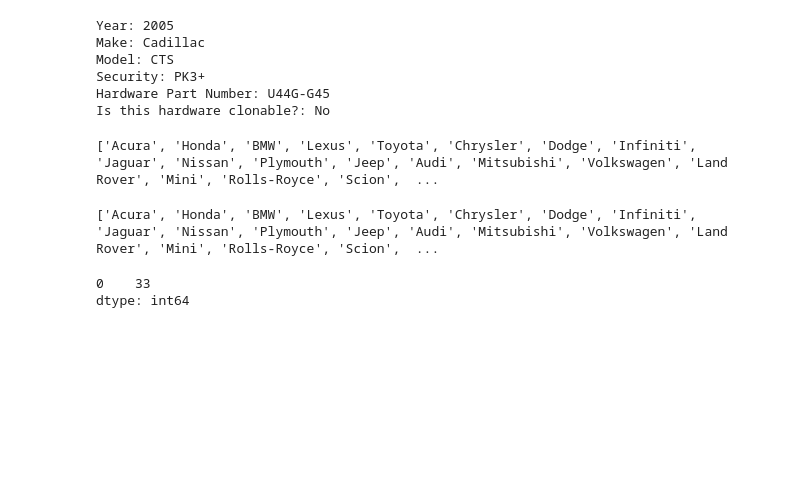
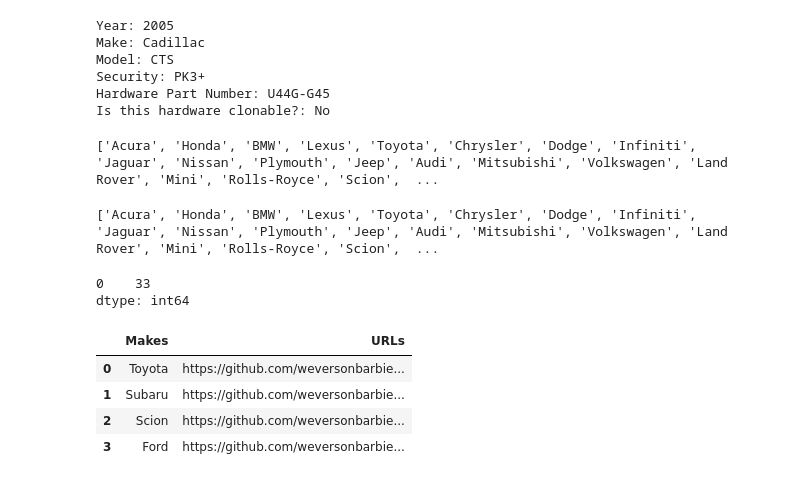
Before and after one commit to weversonbarbieri/automotive_immobilizer_app, a Jupyter notebook: notesbooks/Immo_Assistant.app.ipynb, the cells around one changed output. Cells and saved outputs as stored; diff of their text form; code cells hidden in the pictures; blank space fills up the shorter version.

```diff
--- a/notesbooks/Immo_Assistant.app.ipynb
+++ b/notesbooks/Immo_Assistant.app.ipynb
@@ -967 +933,6 @@ url_vw_pkl = 'https://github.com/weversonbarbieri/immobilizer_assistant.app/raw/
+# %%
+url_toyota_pkl = 'https://github.com/weversonbarbieri/immobilizer_assistant.app/raw/main/dataframe_each_make_xlsx_file/df_toyota_updated.xlsx'
+url_subaru_pkl = 'https://github.com/weversonbarbieri/immobilizer_assistant.app/raw/main/dataframe_each_make_xlsx_file/df_subaru_updated.xlsx'
+url_scion_pkl = 'https://github.com/weversonbarbieri/immobilizer_assistant.app/raw/main/dataframe_each_make_xlsx_file/df_scion_updated.xlsx'
+url_ford_pkl = 'https://github.com/weversonbarbieri/immobilizer_assistant.app/raw/main/dataframe_each_make_xlsx_file/df_ford_new.xlsx'
 # %%
@@ -972,2 +943,10 @@ def get_content_url_pkl(url_make_pkl):
 # %%
-make_url_links = pd.DataFrame([url_toyota_pkl, url_subaru_pkl, url_scion_pkl], index=['Toyota', 'Subaru', 'Scion'], columns=['URLs'])
+make_url_links = pd.DataFrame({'Makes': ['Toyota', 'Subaru', 'Scion', 'Ford'], 'URLs': [url_toyota_pkl, url_subaru_pkl, url_scion_pkl, url_ford_pkl]})
+# %%
+make_url_links
+# %% [output]
+|  | Makes | URLs |
+| 0 | Toyota | https://github.com/weversonbarbie... |
+| 1 | Subaru | https://github.com/weversonbarbie... |
+| 2 | Scion | https://github.com/weversonbarbie... |
+| 3 | Ford | https://github.com/weversonbarbie... |
```
Also changed, not shown: parts of 14 cells of this notebook, 1 other file.
